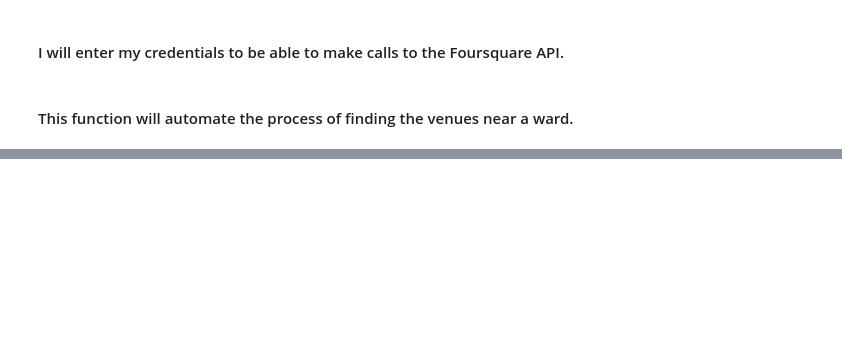
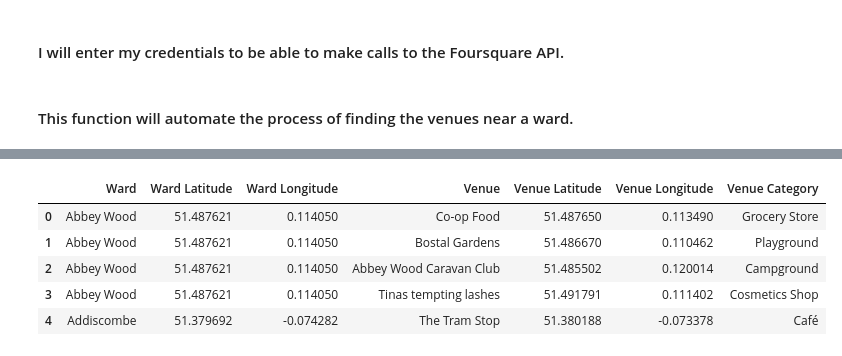
Before and after one commit to blancahuergo/AppliedDataScienceCapstone, a Jupyter notebook: Week 5 Notebook.ipynb, the cells around one changed output, grey strips where cells are left out. Drawn from its saved outputs; the diff is of its cells as text; code cells hidden in the pictures; blank space fills up the shorter version.

```diff
--- a/Week 5 Notebook.ipynb
+++ b/Week 5 Notebook.ipynb
@@ -502,6 +502,5 @@ plt.show()
 #### I will first load the dataset in order to use it for training.
 # %%
 wards_df = pd.read_csv(project.get_file("ward_data.csv"))
-wards_df.set_index("Ward", inplace=True)
 wards_df.head()
 # %% [output]
@@ -558,0 +557,2 @@ def getNearbyVenues(names, latitudes, longitudes, radius, limit):
+# %%
+london_venues = getNearbyVenues(names=wards_df["Ward"], latitudes = wards_df["Latitude"], longitudes = wards_df["Longitude"], radius=500, limit=700)
@@ -558,0 +577,9 @@ def getNearbyVenues(names, latitudes, longitudes, radius, limit):
+# %%
+london_venues.head()
+# %% [output]
+|  | Ward | Ward Latitude | Ward Longitude | Venue | Venue Latitude | Venue Longitude | Venue Category |
+| 0 | Abbey Wood | 51.487621 | 0.114050 | Co-op Food | 51.487650 | 0.113490 | Grocery Store |
+| 1 | Abbey Wood | 51.487621 | 0.114050 | Bostal Gardens | 51.486670 | 0.110462 | Playground |
+| 2 | Abbey Wood | 51.487621 | 0.114050 | Abbey Wood Caravan Club | 51.485502 | 0.120014 | Campground |
+| 3 | Abbey Wood | 51.487621 | 0.114050 | Tinas tempting lashes | 51.491791 | 0.111402 | Cosmetics Shop |
+| 4 | Addiscombe | 51.379692 | -0.074282 | The Tram Stop | 51.380188 | -0.073378 | Café |
```
Also changed, not shown: parts of 3 cells of this notebook.
